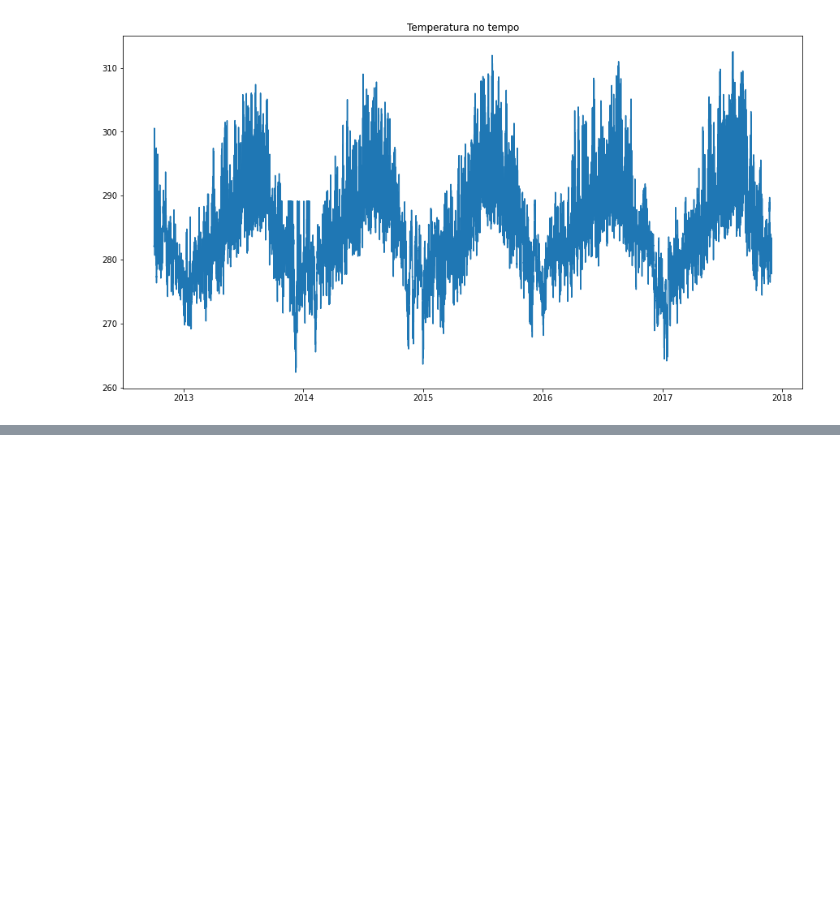
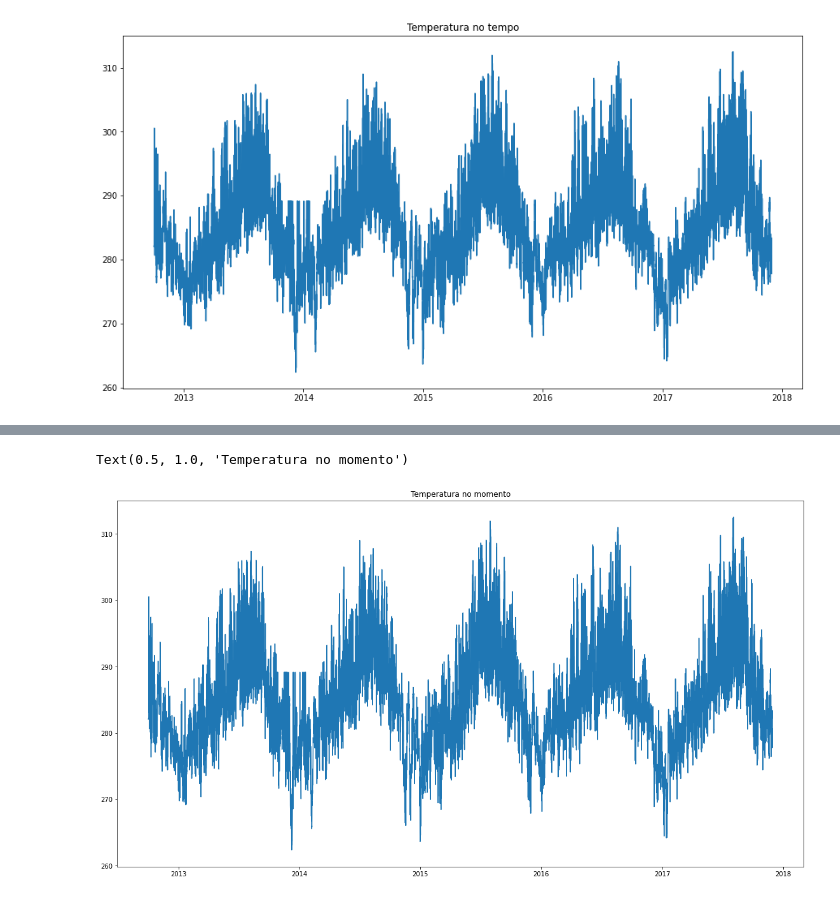
Before and after one commit to MM-coder-bit/Data_Visualization_MatPlotLib, a Jupyter notebook: 1 - Customização matplotlib.ipynb, the cells around one changed output, grey strips where cells are left out. Cells and saved outputs as stored; diff of their text form; code cells hidden in the pictures; blank space fills up the shorter version.

```diff
--- a/1 - Customização matplotlib.ipynb
+++ b/1 - Customização matplotlib.ipynb
@@ -53,0 +61,9 @@ Text(0.5, 1.0, 'Temperatura no tempo')
+# %%
+fig = plt.figure(figsize=(15,8))
+eixo = fig.add_axes([0,0,1,1])
+eixo.plot(df['data'], df['temperatura'])
+
+eixo.set_title('Temperatura no momento')
+# %% [output]
+Text(0.5, 1.0, 'Temperatura no momento')
+[figure, added]
```
Also changed, not shown: parts of 4 cells of this notebook.
